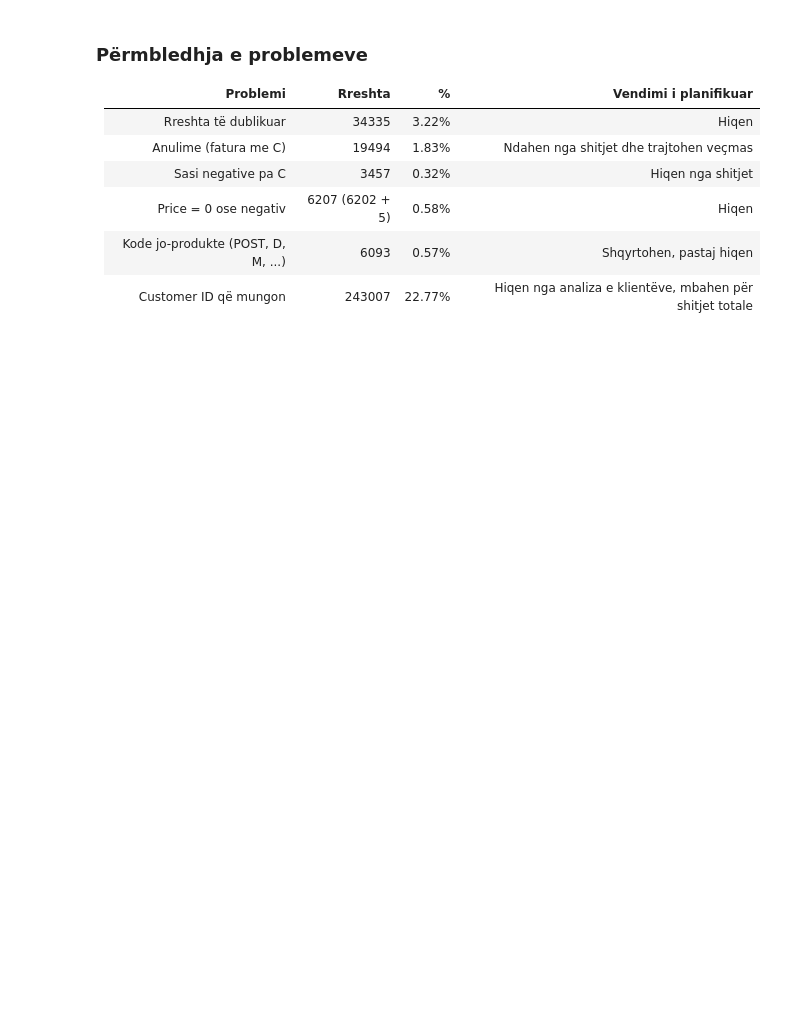
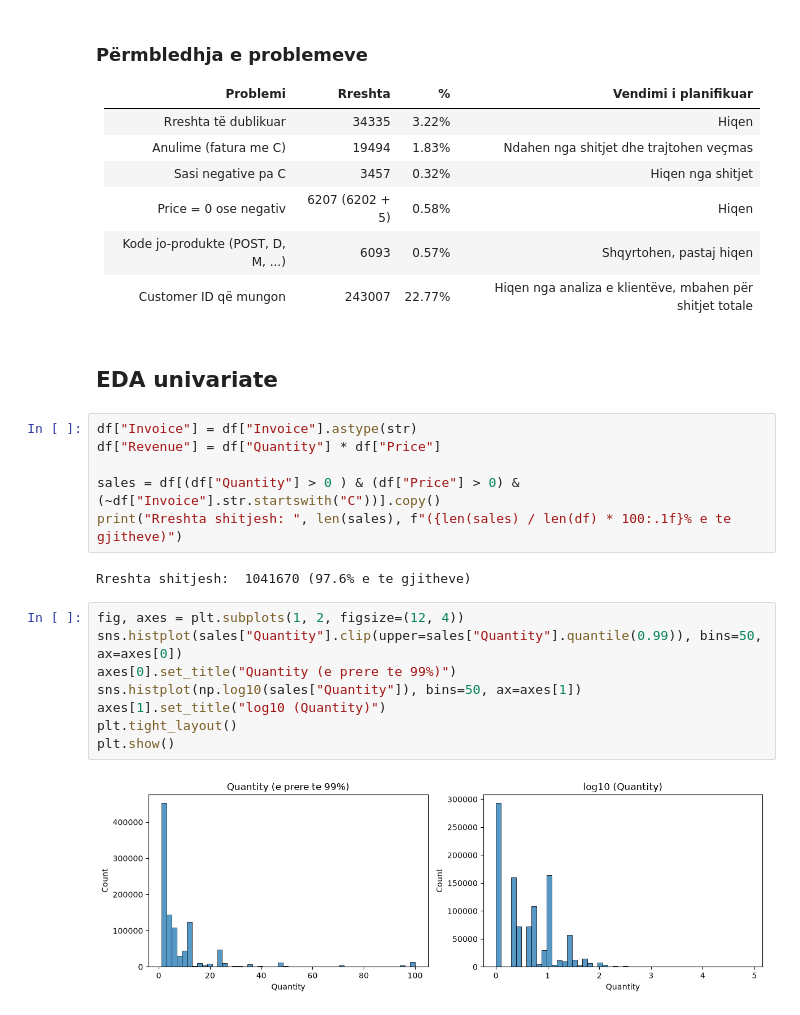
Before and after one commit to Dua-Gashi/online-retail-customer-analytics, a Jupyter notebook: notebooks/01_eda.ipynb, the cells around one changed output. Cells and saved outputs as stored; diff of their text form; blank space fills up the shorter version.

Commit message:
Add univariate EDA: quantity, price, revenue, products, countries

```diff
--- a/notebooks/01_eda.ipynb
+++ b/notebooks/01_eda.ipynb
@@ -235,3 +235,23 @@ Name: Price, dtype: float64
 | Price = 0 ose negativ | 6207 (6202 + 5) | 0.58% | Hiqen |
 | Kode jo-produkte (POST, D, M, ...) | 6093 | 0.57% | Shqyrtohen, pastaj hiqen |
 | Customer ID që mungon | 243007 | 22.77% | Hiqen nga analiza e klientëve, mbahen për shitjet totale |
+# %% [markdown]
+## EDA univariate
+# %%
+df["Invoice"] = df["Invoice"].astype(str)
+df["Revenue"] = df["Quantity"] * df["Price"]
+
+sales = df[(df["Quantity"] > 0 ) & (df["Price"] > 0) & (~df["Invoice"].str.startswith("C"))].copy()
+print("Rreshta shitjesh: ", len(sales), f"({len(sales) / len(df) * 100:.1f}% e te gjitheve)")
+# %% [output]
+Rreshta shitjesh:  1041670 (97.6% e te gjitheve)
+# %%
+fig, axes = plt.subplots(1, 2, figsize=(12, 4))
+sns.histplot(sales["Quantity"].clip(upper=sales["Quantity"].quantile(0.99)), bins=50, ax=axes[0])
+axes[0].set_title("Quantity (e prere te 99%)")
+sns.histplot(np.log10(sales["Quantity"]), bins=50, ax=axes[1])
+axes[1].set_title("log10 (Quantity)")
+plt.tight_layout()
+plt.show()
+# %% [output]
+[figure, added]
```
Also changed, not shown: parts of 6 cells of this notebook.
